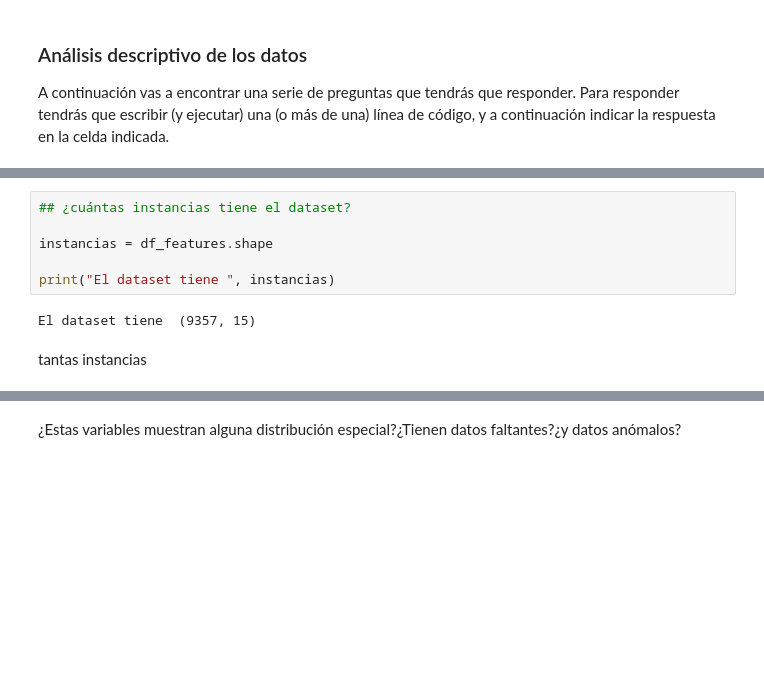
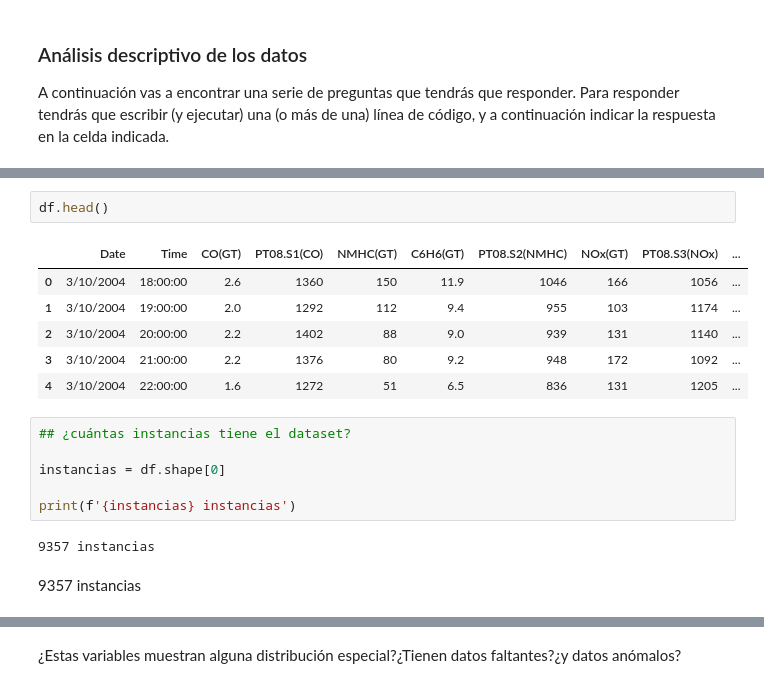
Before and after one commit to sergiogomezz/msc_ai_unir, a Jupyter notebook: TAA/Actividad_1/Laboratorio_Actividad_1.ipynb, the cells around one changed output, grey strips where cells are left out. Drawn from its saved outputs; the diff is of its cells as text; blank space fills up the shorter version.

```diff
--- a/TAA/Actividad_1/Laboratorio_Actividad_1.ipynb
+++ b/TAA/Actividad_1/Laboratorio_Actividad_1.ipynb
@@ -58,13 +89,22 @@ df_target = air_quality.data.targets
+# %%
+df.head()
+# %% [output]
+|  | Date | Time | CO(GT) | PT08.S1(CO) | NMHC(GT) | C6H6(GT) | PT08.S2(NMHC) | NOx(GT) | PT08.S3(NOx) | ... |
+| 0 | 3/10/2004 | 18:00:00 | 2.6 | 1360 | 150 | 11.9 | 1046 | 166 | 1056 | ... |
+| 1 | 3/10/2004 | 19:00:00 | 2.0 | 1292 | 112 | 9.4 | 955 | 103 | 1174 | ... |
+| 2 | 3/10/2004 | 20:00:00 | 2.2 | 1402 | 88 | 9.0 | 939 | 131 | 1140 | ... |
+| 3 | 3/10/2004 | 21:00:00 | 2.2 | 1376 | 80 | 9.2 | 948 | 172 | 1092 | ... |
+| 4 | 3/10/2004 | 22:00:00 | 1.6 | 1272 | 51 | 6.5 | 836 | 131 | 1205 | ... |
 # %%
 ## ¿cuántas instancias tiene el dataset?
 
-instancias = df_features.shape
+instancias = df.shape[0]
 
-print("El dataset tiene ", instancias)
+print(f'{instancias} instancias')
 # %% [output]
-El dataset tiene  (9357, 15)
+9357 instancias
 # %% [markdown]
-tantas instancias
+9357 instancias
 # %%
 ## ¿cuál es el tipo de datos de cada una de las columnas?
 
```
Also changed, not shown: parts of 67 cells of this notebook, 10 other files.
